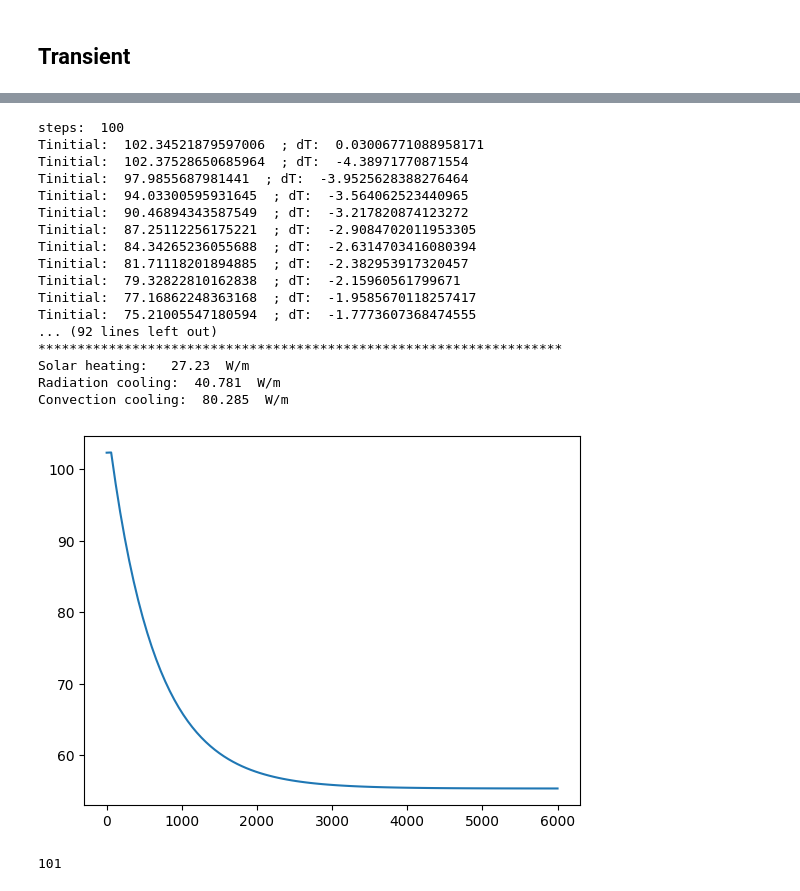
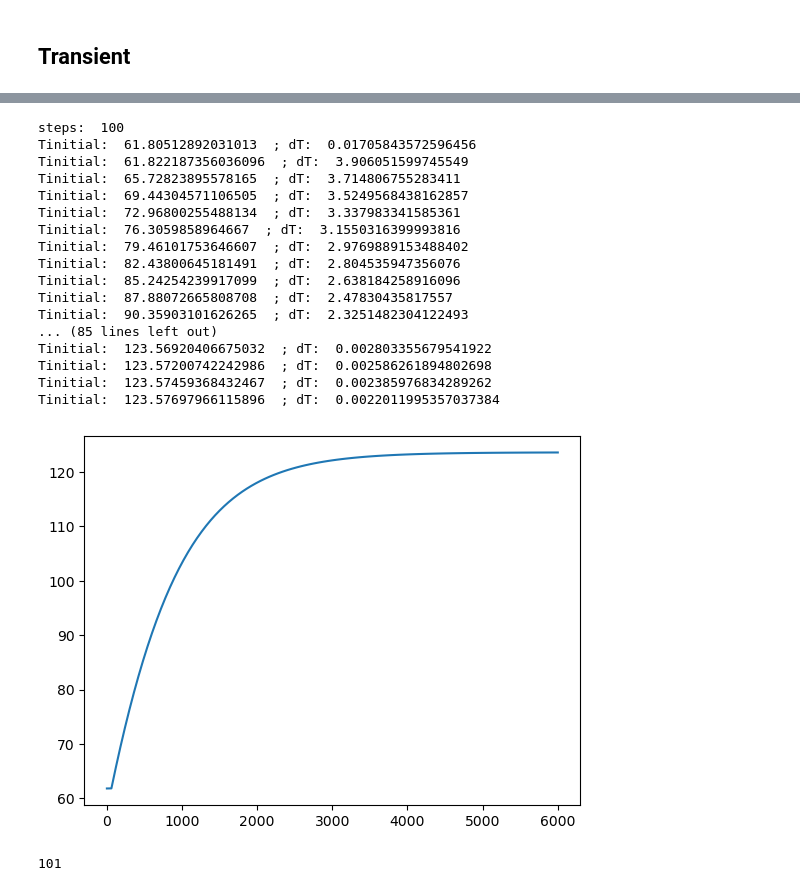
Before and after one commit to gteasoft/pypacity, a Jupyter notebook: test_01.ipynb, the cells around one changed output, grey strips where cells are left out. Cells and saved outputs as stored; diff of their text form; code cells hidden in the pictures.

```diff
--- a/test_01.ipynb
+++ b/test_01.ipynb
@@ -239,37 +246,37 @@ Convection cooling:  16.907  W/m
 # %%
 X2.Case1.NSELECT = 3
-X2.Case1.XIPRELOAD = 1000
-X2.Case1.XISTEP = 100
+X2.Case1.XIPRELOAD = 100
+X2.Case1.XISTEP = 1000
 X2.Case1.TT = 100
 X2.Case1.SORM = 1
 X2.Case1.DELTIME = 60
 X2.Case1.TIME = []
 X2.Case1.ATCDR = []
 X2.Debug = 0
 X2.cigre601()
-X2.outputs()
+#X2.outputs()
 
 plt.plot( X2.Case1.TIME, X2.Case1.ATCDR)
 ATCDRcigre = X2.Case1.ATCDR
 # %% [output]
 steps:  100
-Tinitial:  102.34521879597006  ; dT:  0.03006771088958171
-Tinitial:  102.37528650685964  ; dT:  -4.38971770871554
-Tinitial:  97.9855687981441  ; dT:  -3.9525628388276464
-Tinitial:  94.03300595931645  ; dT:  -3.564062523440965
-Tinitial:  90.46894343587549  ; dT:  -3.217820874123272
-Tinitial:  87.25112256175221  ; dT:  -2.9084702011953305
-Tinitial:  84.34265236055688  ; dT:  -2.6314703416080394
-Tinitial:  81.71118201894885  ; dT:  -2.382953917320457
-Tinitial:  79.32822810162838  ; dT:  -2.15960561799671
-Tinitial:  77.16862248363168  ; dT:  -1.9585670118257417
-Tinitial:  75.21005547180594  ; dT:  -1.7773607368474555
-... (92 lines left out)
-*******************************************************************
-Solar heating:   27.23  W/m
-Radiation cooling:  40.781  W/m
-Convection cooling:  80.285  W/m
+Tinitial:  61.80512892031013  ; dT:  0.01705843572596456
+Tinitial:  61.822187356036096  ; dT:  3.906051599745549
+Tinitial:  65.72823895578165  ; dT:  3.714806755283411
+Tinitial:  69.44304571106505  ; dT:  3.5249568438162857
+Tinitial:  72.96800255488134  ; dT:  3.337983341585361
+Tinitial:  76.3059858964667  ; dT:  3.1550316399993816
+Tinitial:  79.46101753646607  ; dT:  2.9769889153488402
+Tinitial:  82.43800645181491  ; dT:  2.804535947356076
+Tinitial:  85.24254239917099  ; dT:  2.638184258916096
+Tinitial:  87.88072665808708  ; dT:  2.47830435817557
+Tinitial:  90.35903101626265  ; dT:  2.3251482304122493
+... (85 lines left out)
+Tinitial:  123.56920406675032  ; dT:  0.002803355679541922
+Tinitial:  123.57200742242986  ; dT:  0.002586261894802698
+Tinitial:  123.57459368432467  ; dT:  0.002385976834289262
+Tinitial:  123.57697966115896  ; dT:  0.0022011995357037384
-[figure, old version]
+[figure, new version]
 # %%
 #plt.plot( Time, ATCDRieee, Time, ATCDRcigre)
 
```
Also changed, not shown: parts of 8 cells of this notebook, 1 other file.
